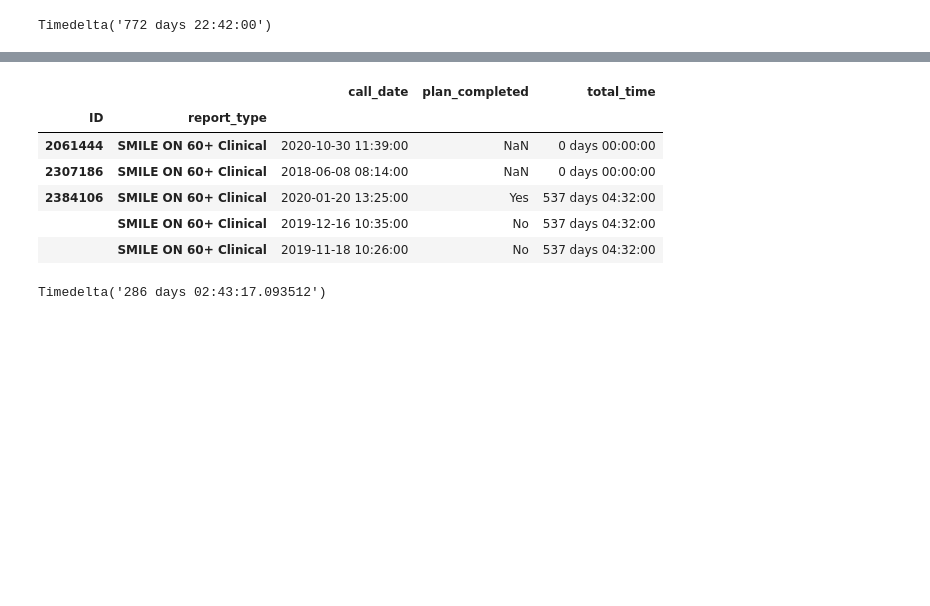
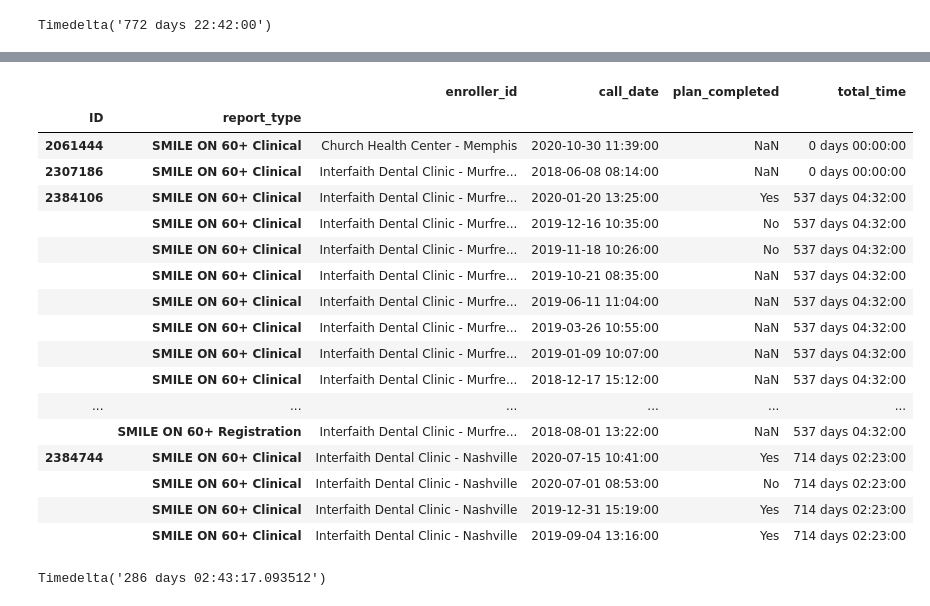
Before and after one commit to bsfcs/smile-on-hulk, a Jupyter notebook: notebooks/EDA.ipynb, the cells around one changed output, grey strips where cells are left out. Drawn from its saved outputs; the diff is of its cells as text; code cells hidden in the pictures; blank space fills up the shorter version.

```diff
--- a/notebooks/EDA.ipynb
+++ b/notebooks/EDA.ipynb
@@ -434,6 +434,7 @@ smile_smaller = pd.DataFrame()
 # %%
 smile_smaller['ID'] = smile_small['ID']
 smile_smaller['report_type'] = smile_small['report_type']
+smile_smaller['enroller_id'] = smile_small['enroller_id']
 smile_smaller['call_date'] = smile_small['call_date']
 smile_smaller['plan_completed'] = smile_small['plan_completed']
 # %%
@@ -572,12 +595,23 @@ diff
 # %%
 smile_smaller['total_time'] = diff
 # %%
-smile_smaller.head()
+smile_smaller.head(20)
 # %% [output]
-|  |  | call_date | plan_completed | total_time |
-| ID | report_type |  |  |  |
-| 2061444 | SMILE ON 60+ Clinical | 2020-10-30 11:39:00 | NaN | 0 days 00:00:00 |
-| 2307186 | SMILE ON 60+ Clinical | 2018-06-08 08:14:00 | NaN | 0 days 00:00:00 |
-| 2384106 | SMILE ON 60+ Clinical | 2020-01-20 13:25:00 | Yes | 537 days 04:32:00 |
-|  | SMILE ON 60+ Clinical | 2019-12-16 10:35:00 | No | 537 days 04:32:00 |
-|  | SMILE ON 60+ Clinical | 2019-11-18 10:26:00 | No | 537 days 04:32:00 |
+|  |  | enroller_id | call_date | plan_completed | total_time |
+| ID | report_type |  |  |  |  |
+| 2061444 | SMILE ON 60+ Clinical | Church Health Center - Memphis | 2020-10-30 11:39:00 | NaN | 0 days 00:00:00 |
+| 2307186 | SMILE ON 60+ Clinical | Interfaith Dental Clinic - Murfre... | 2018-06-08 08:14:00 | NaN | 0 days 00:00:00 |
+| 2384106 | SMILE ON 60+ Clinical | Interfaith Dental Clinic - Murfre... | 2020-01-20 13:25:00 | Yes | 537 days 04:32:00 |
+|  | SMILE ON 60+ Clinical | Interfaith Dental Clinic - Murfre... | 2019-12-16 10:35:00 | No | 537 days 04:32:00 |
+|  | SMILE ON 60+ Clinical | Interfaith Dental Clinic - Murfre... | 2019-11-18 10:26:00 | No | 537 days 04:32:00 |
+|  | SMILE ON 60+ Clinical | Interfaith Dental Clinic - Murfre... | 2019-10-21 08:35:00 | NaN | 537 days 04:32:00 |
+|  | SMILE ON 60+ Clinical | Interfaith Dental Clinic - Murfre... | 2019-06-11 11:04:00 | NaN | 537 days 04:32:00 |
+|  | SMILE ON 60+ Clinical | Interfaith Dental Clinic - Murfre... | 2019-03-26 10:55:00 | NaN | 537 days 04:32:00 |
+|  | SMILE ON 60+ Clinical | Interfaith Dental Clinic - Murfre... | 2019-01-09 10:07:00 | NaN | 537 days 04:32:00 |
+|  | SMILE ON 60+ Clinical | Interfaith Dental Clinic - Murfre... | 2018-12-17 15:12:00 | NaN | 537 days 04:32:00 |
+| ... | ... | ... | ... | ... | ... |
+|  | SMILE ON 60+ Registration | Interfaith Dental Clinic - Murfre... | 2018-08-01 13:22:00 | NaN | 537 days 04:32:00 |
+| 2384744 | SMILE ON 60+ Clinical | Interfaith Dental Clinic - Nashville | 2020-07-15 10:41:00 | Yes | 714 days 02:23:00 |
+|  | SMILE ON 60+ Clinical | Interfaith Dental Clinic - Nashville | 2020-07-01 08:53:00 | No | 714 days 02:23:00 |
+|  | SMILE ON 60+ Clinical | Interfaith Dental Clinic - Nashville | 2019-12-31 15:19:00 | Yes | 714 days 02:23:00 |
+|  | SMILE ON 60+ Clinical | Interfaith Dental Clinic - Nashville | 2019-09-04 13:16:00 | Yes | 714 days 02:23:00 |
```
Also changed, not shown: parts of 21 cells of this notebook.
